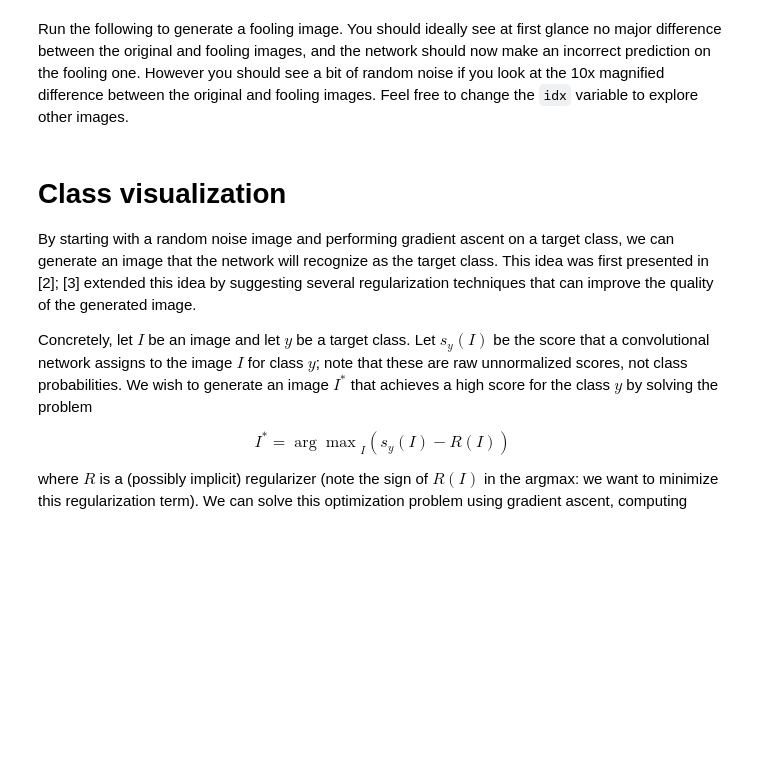
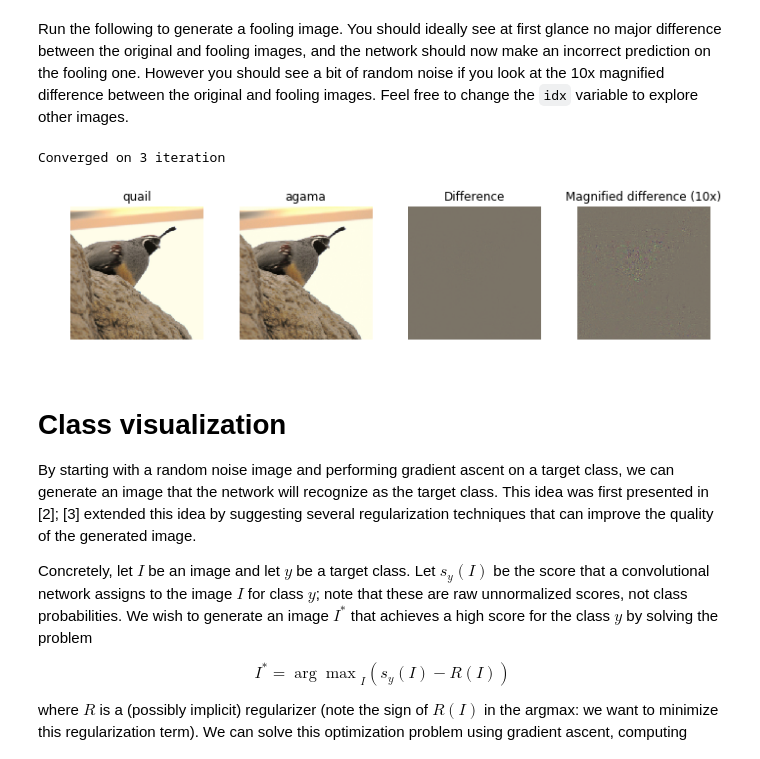
Before and after one commit to cheyuriy/cs231n-course, a Jupyter notebook: assignment3/NetworkVisualization-TensorFlow.ipynb, the cells around one changed output. Cells and saved outputs as stored; diff of their text form; code cells hidden in the pictures; blank space fills up the shorter version.

Commit message:
fooling images finished

```diff
--- a/assignment3/NetworkVisualization-TensorFlow.ipynb
+++ b/assignment3/NetworkVisualization-TensorFlow.ipynb
@@ -221,7 +224,15 @@ def make_fooling_image(X, target_y, model):
     # in fewer than 100 iterations of gradient ascent. You can print your        #
     # progress over iterations to check your algorithm.                          #
     ##############################################################################
-    pass
+    gradients = tf.gradients(model.loss, model.image)
+    normalized_gradients = learning_rate * tf.math.l2_normalize(gradients)
+
+    for i in range(0,1000):
+        dX, scores = sess.run([normalized_gradients, model.scores], feed_dict={model.image:X_fooling, model.labels:[target_y]})
+        if np.argmax(scores[0]) == target_y:
+            print("Converged on", i, "iteration")
+            break
+        X_fooling = X_fooling - dX[0]
     ##############################################################################
     #                             END OF YOUR CODE                               #
     ##############################################################################
@@ -229,36 +240,39 @@ def make_fooling_image(X, target_y, model):
 # %% [markdown]
 Run the following to generate a fooling image. You should ideally see at first glance no major difference between the original and fooling images, and the network should now make an incorrect prediction on the fooling one. However you should see a bit of random noise if you look at the 10x magnified difference between the original and fooling images. Feel free to change the `idx` variable to explore other images.
 # %%
-idx = 0
+idx = 1
 Xi = X[idx][None]
-target_y = 6
+target_y = 42
 X_fooling = make_fooling_image(Xi, target_y, model)
 
 # Make sure that X_fooling is classified as y_target
 scores = sess.run(model.scores, {model.image: X_fooling})
 assert scores[0].argmax() == target_y, 'The network is not fooled!'
 
 # Show original image, fooling image, and difference
 orig_img = deprocess_image(Xi[0])
 fool_img = deprocess_image(X_fooling[0])
 # Rescale
 plt.subplot(1, 4, 1)
 plt.imshow(orig_img)
 plt.axis('off')
 plt.title(class_names[y[idx]])
 plt.subplot(1, 4, 2)
 plt.imshow(fool_img)
 plt.title(class_names[target_y])
 plt.axis('off')
 plt.subplot(1, 4, 3)
 plt.title('Difference')
 plt.imshow(deprocess_image((Xi-X_fooling)[0]))
 plt.axis('off')
 plt.subplot(1, 4, 4)
 plt.title('Magnified difference (10x)')
 plt.imshow(deprocess_image(10 * (Xi-X_fooling)[0]))
 plt.axis('off')
 plt.gcf().tight_layout()
+# %% [output]
+Converged on 3 iteration
+[figure, added]
 # %% [markdown]
 # Class visualization
 By starting with a random noise image and performing gradient ascent on a target class, we can generate an image that the network will recognize as the target class. This idea was first presented in [2]; [3] extended this idea by suggesting several regularization techniques that can improve the quality of the generated image.
```
Also changed, not shown: parts of 1 cell of this notebook.
